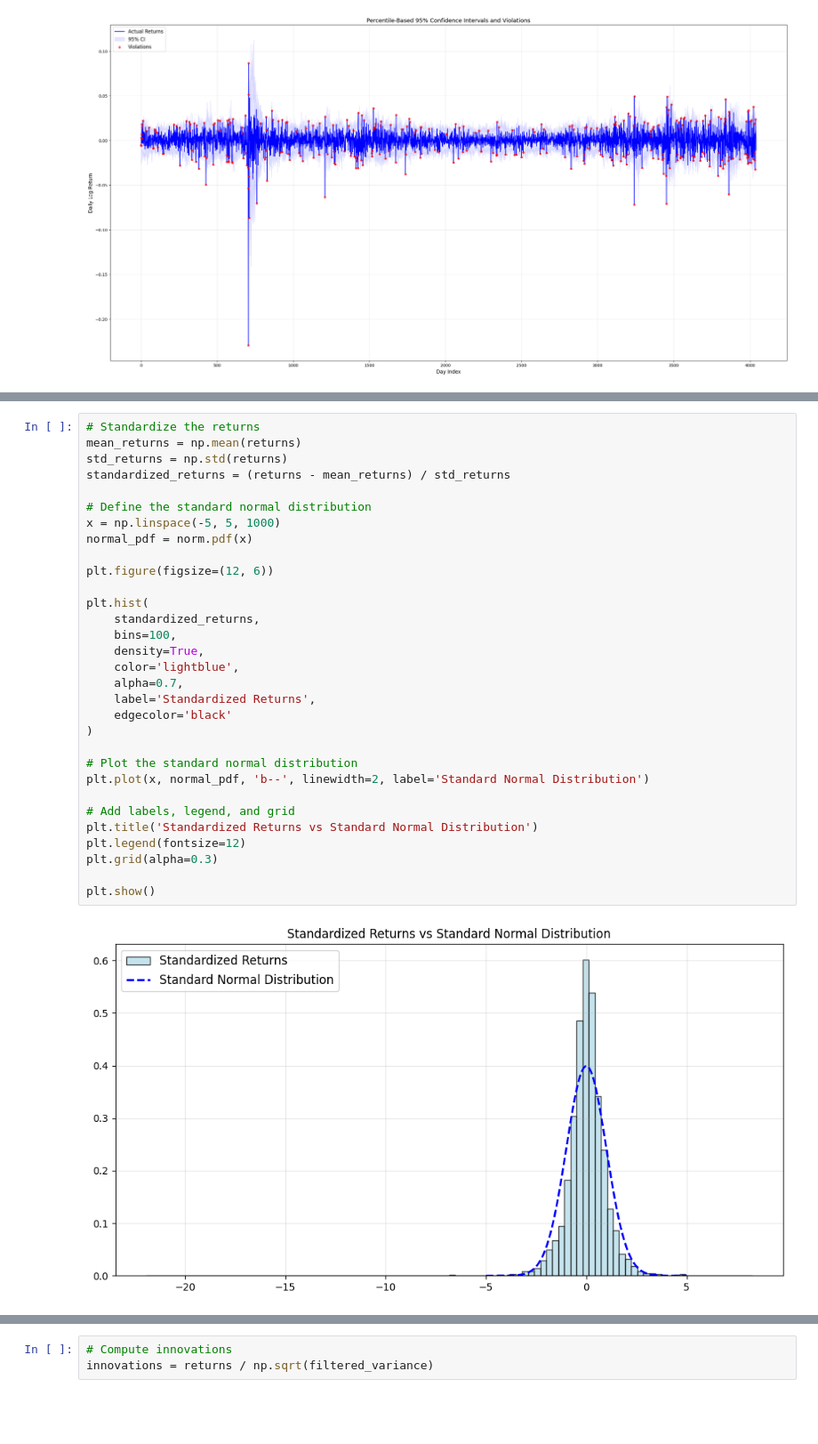
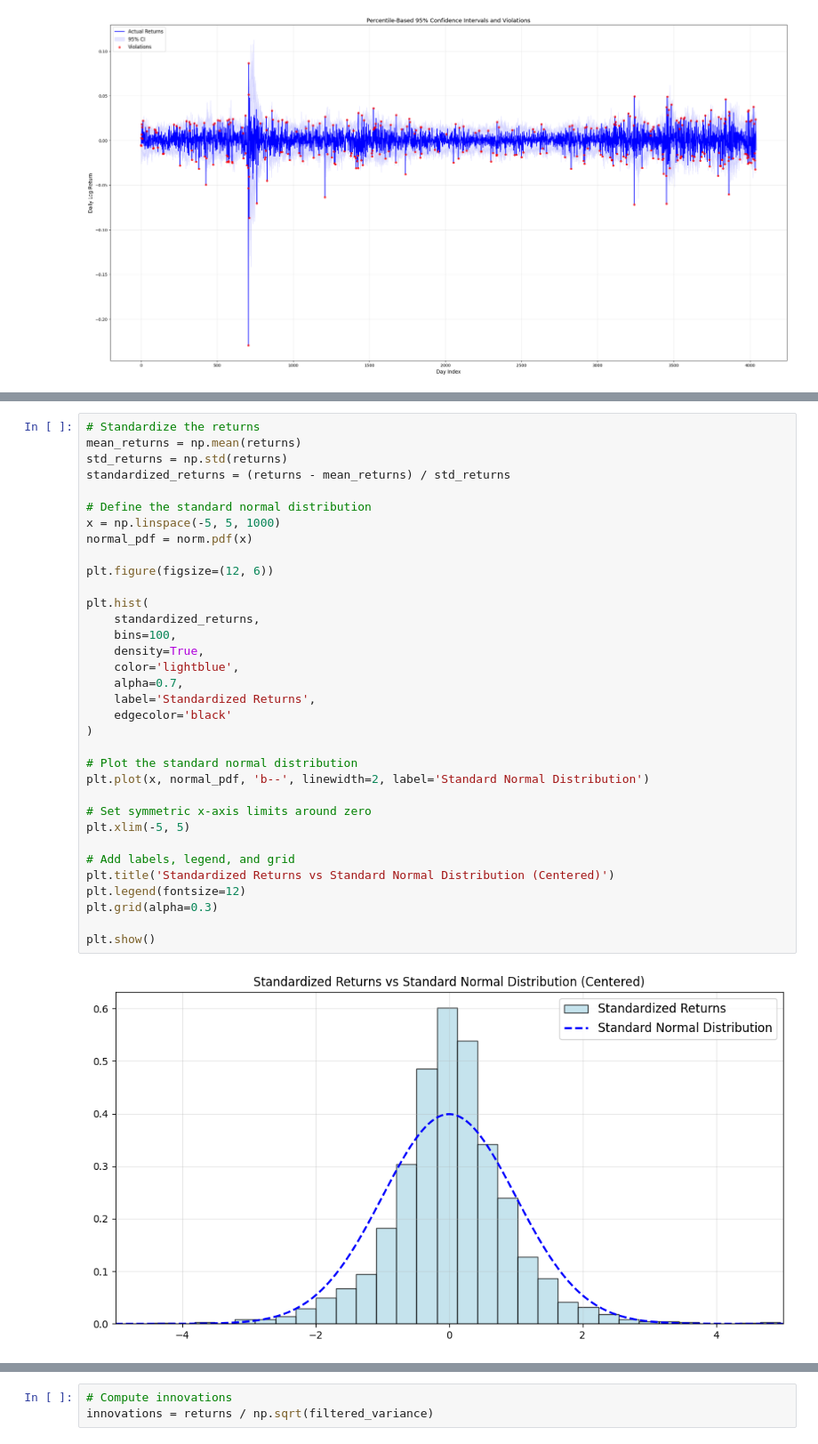
Before and after one commit to Alessandro-Dodon/garch, a Jupyter notebook: Garch.ipynb, the cells around one changed output, grey strips where cells are left out. Shown at 89% size. Cells and saved outputs as stored; diff of their text form; blank space fills up the shorter version.

```diff
--- a/Garch.ipynb
+++ b/Garch.ipynb
@@ -482,33 +484,36 @@ In this second part of the study, we aim to fit a GARCH(1,1) model with Student'
 # Standardize the returns
 mean_returns = np.mean(returns)
 std_returns = np.std(returns)
 standardized_returns = (returns - mean_returns) / std_returns
 
 # Define the standard normal distribution
 x = np.linspace(-5, 5, 1000)
 normal_pdf = norm.pdf(x)
 
 plt.figure(figsize=(12, 6))
 
 plt.hist(
     standardized_returns,
     bins=100,
     density=True,
     color='lightblue',
     alpha=0.7,
     label='Standardized Returns',
     edgecolor='black'
 )
 
 # Plot the standard normal distribution
 plt.plot(x, normal_pdf, 'b--', linewidth=2, label='Standard Normal Distribution')
 
+# Set symmetric x-axis limits around zero
+plt.xlim(-5, 5)
+
 # Add labels, legend, and grid
-plt.title('Standardized Returns vs Standard Normal Distribution')
+plt.title('Standardized Returns vs Standard Normal Distribution (Centered)')
 plt.legend(fontsize=12)
 plt.grid(alpha=0.3)
 
 plt.show()
 # %% [output]
-[figure, old version]
+[figure, new version]
 # %% [markdown]
```
Also changed, not shown: parts of 9 cells of this notebook, 2 other files.
